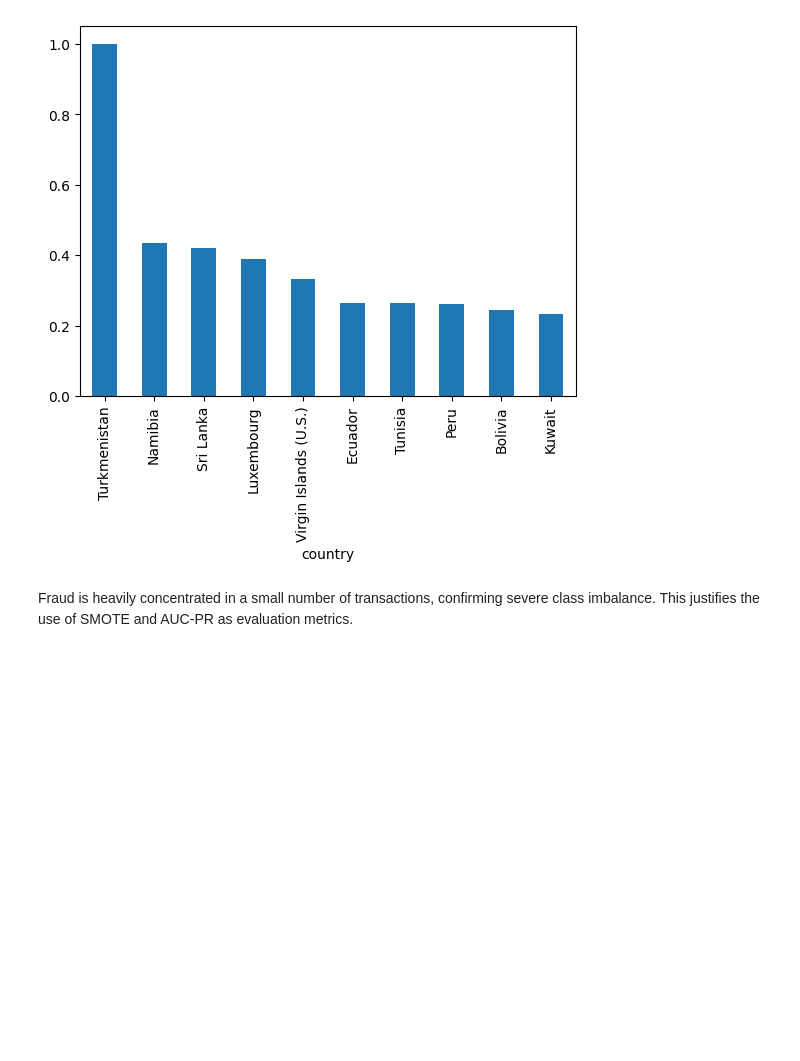
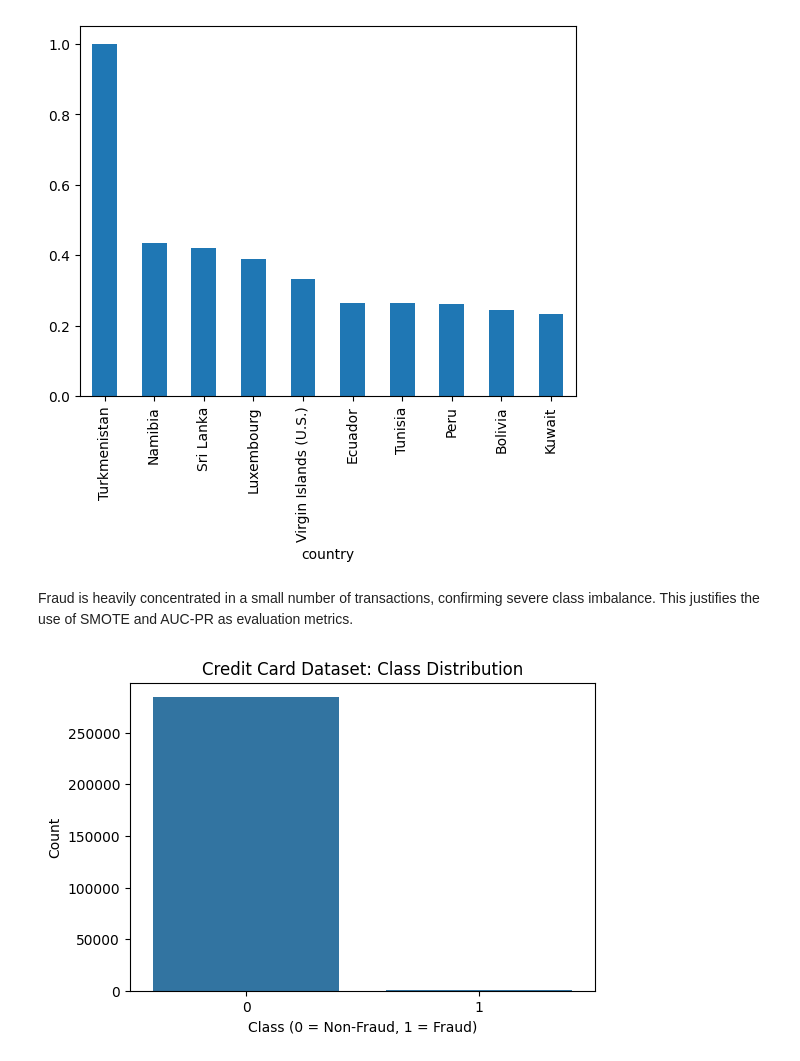
Before and after one commit to redietwogayehu/fraud-detection, a Jupyter notebook: notebooks/eda-fraud-data.ipynb, the cells around one changed output. Drawn from its saved outputs; the diff is of its cells as text; code cells hidden in the pictures; blank space fills up the shorter version.

```diff
--- a/notebooks/eda-fraud-data.ipynb
+++ b/notebooks/eda-fraud-data.ipynb
@@ -274,3 +274,15 @@ fraud_geo.groupby("country")["class"].mean().sort_values(ascending=False).head(1
 [figure]
 # %% [markdown]
 Fraud is heavily concentrated in a small number of transactions, confirming severe class imbalance. This justifies the use of SMOTE and AUC-PR as evaluation metrics.
+# %%
+import matplotlib.pyplot as plt
+import seaborn as sns
+
+plt.figure(figsize=(6,4))
+sns.countplot(x="Class", data=creditcard)
+plt.title("Credit Card Dataset: Class Distribution")
+plt.xlabel("Class (0 = Non-Fraud, 1 = Fraud)")
+plt.ylabel("Count")
+plt.show()
+# %% [output]
+[figure, added]
```
Also changed, not shown: parts of 2 cells of this notebook, 4 other files.
